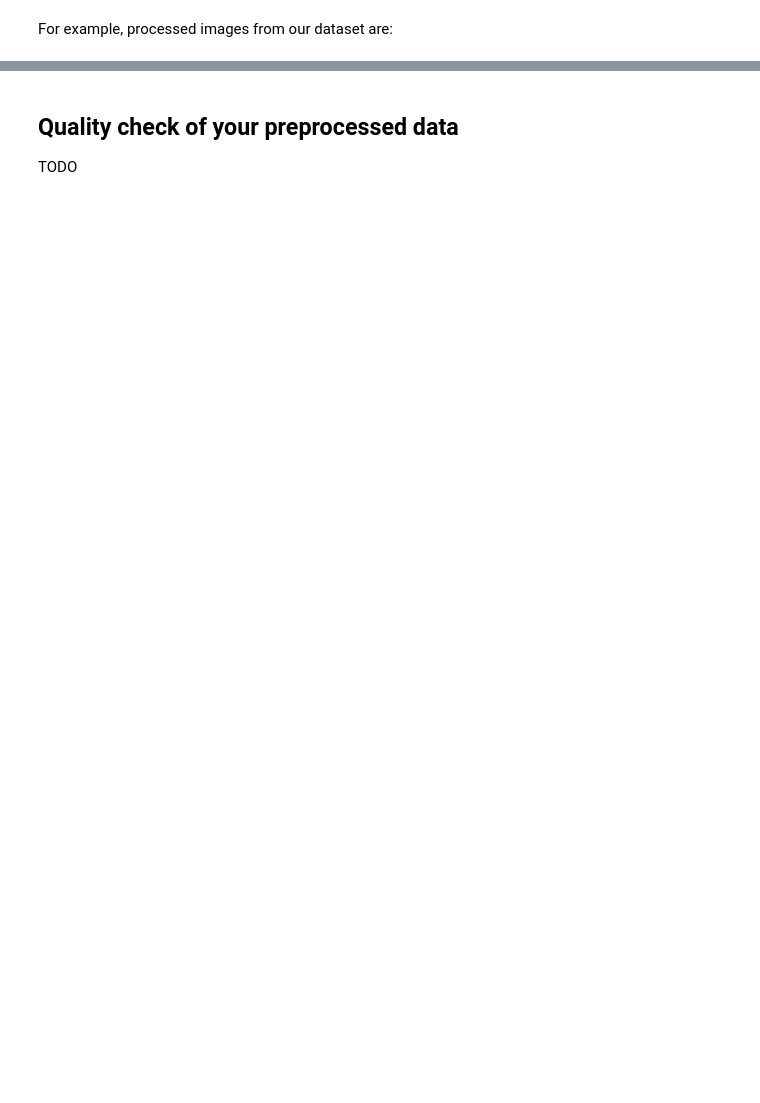
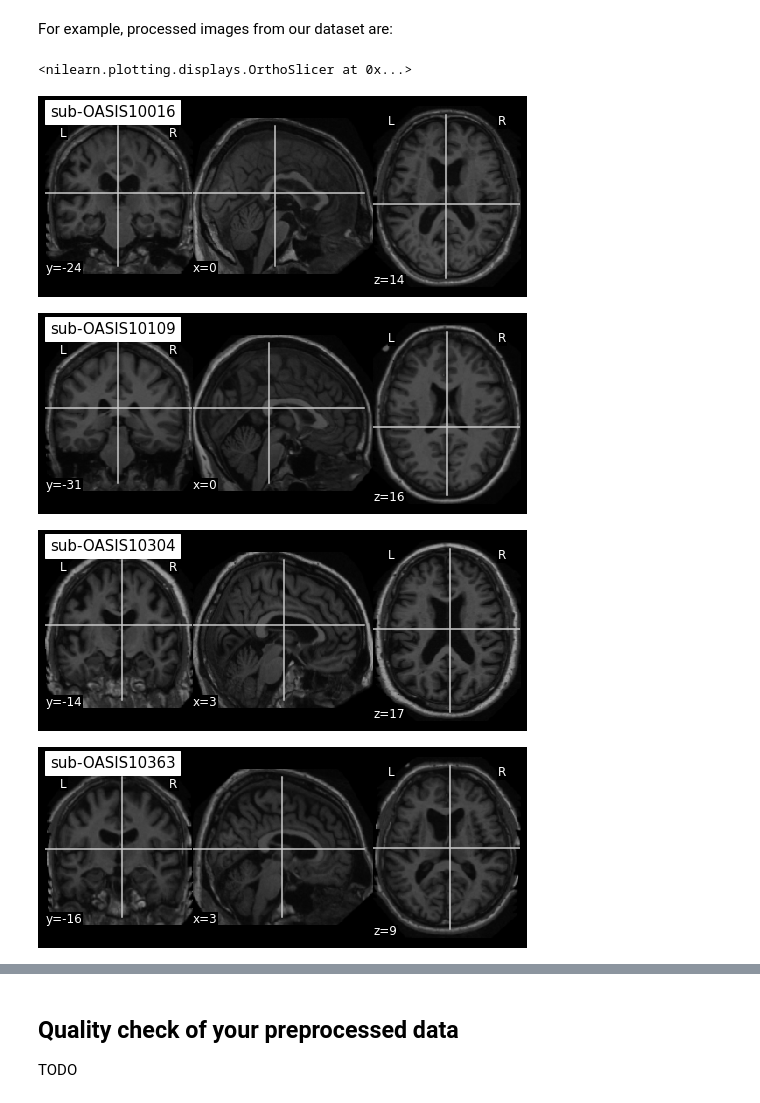
Before and after one commit to aramis-lab/Notebooks-AD-DL, a Jupyter notebook: preprocessing.ipynb, the cells around one changed output, grey strips where cells are left out. Saved outputs shown, nothing was run; the diff lists cells and outputs as text; code cells hidden in the pictures; blank space fills up the shorter version.

```diff
--- a/preprocessing.ipynb
+++ b/preprocessing.ipynb
@@ -89,14 +96,20 @@ For example, processed images from our dataset are:
 # %%
 from nilearn import plotting
 
 suffix = '_T1w_space-MNI152NLin2009cSym_desc-Crop_res-1x1x1_T1w.nii.gz'
 
-sub1 = 'OasisCaps_example/subjects/sub-OASIS10094/ses-M00/t1_linear/sub-OASIS10094_ses-M00' + suffix
-sub2 = 'OasisCaps_example/subjects/sub-OASIS10304/ses-M00/t1_linear/sub-OASIS10304_ses-M00' + suffix
-sub3 = 'OasisCaps_example/subjects/sub-OASIS10284/ses-M00/t1_linear/sub-OASIS10284_ses-M00' + suffix
-sub4 = 'OasisCaps_example/subjects/sub-OASIS10326/ses-M00/t1_linear/sub-OASIS10326_ses-M00' + suffix
+sub1 = 'OasisCaps_example/subjects/sub-OASIS10016/ses-M00/t1_linear/sub-OASIS10016_ses-M00' + suffix
+sub2 = 'OasisCaps_example/subjects/sub-OASIS10109/ses-M00/t1_linear/sub-OASIS10109_ses-M00' + suffix
+sub3 = 'OasisCaps_example/subjects/sub-OASIS10304/ses-M00/t1_linear/sub-OASIS10304_ses-M00' + suffix
+sub4 = 'OasisCaps_example/subjects/sub-OASIS10363/ses-M00/t1_linear/sub-OASIS10363_ses-M00' + suffix
 
-plotting.plot_anat(sub1, title="sub-OASIS10094")
-plotting.plot_anat(sub2, title="sub-OASIS10304")
-plotting.plot_anat(sub3, title="sub-OASIS10284")
-plotting.plot_anat(sub4, title="sub-OASIS10326")
+plotting.plot_anat(sub1, title="sub-OASIS10016")
+plotting.plot_anat(sub2, title="sub-OASIS10109")
+plotting.plot_anat(sub3, title="sub-OASIS10304")
+plotting.plot_anat(sub4, title="sub-OASIS10363")
+# %% [output]
+<nilearn.plotting.displays.OrthoSlicer at 0x...>
+[figure, added]
+[figure, added]
+[figure, added]
+[figure, added]
```
Also changed, not shown: parts of 10 cells of this notebook.
